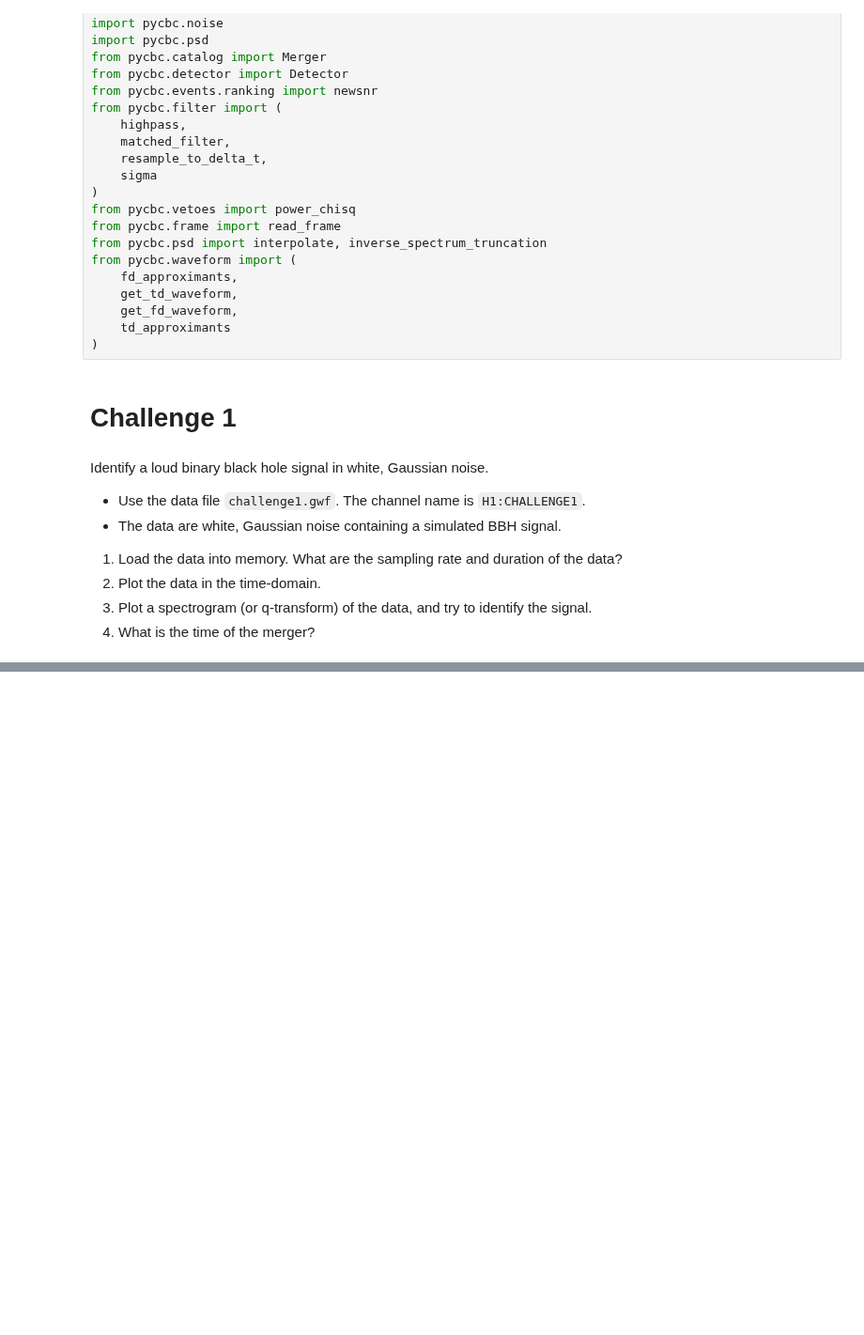
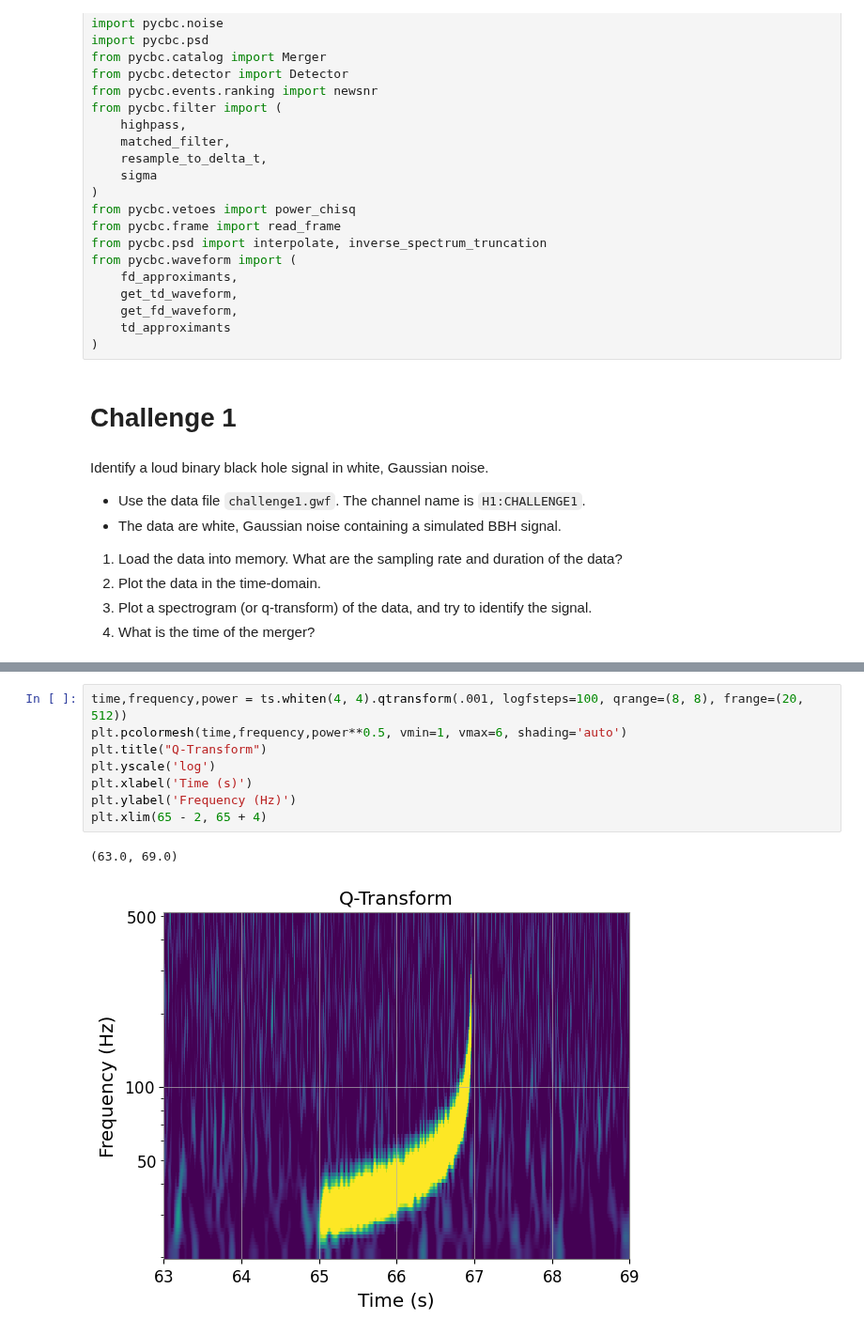
Before and after one commit to MrBenjaminHolmes/Gravitational-Waves, a Jupyter notebook: GWChallenges.ipynb, the cells around one changed output, grey strips where cells are left out. Shown at 94% size. Drawn from its saved outputs; the diff is of its cells as text; blank space fills up the shorter version.

```diff
--- a/GWChallenges.ipynb
+++ b/GWChallenges.ipynb
@@ -99 +108,12 @@ Getting: https://raw.githubusercontent.com/MrBenjaminHolmes/Gravitational-Waves/
 [figure]
+# %%
+time,frequency,power = ts.whiten(4, 4).qtransform(.001, logfsteps=100, qrange=(8, 8), frange=(20, 512))
+plt.pcolormesh(time,frequency,power**0.5, vmin=1, vmax=6, shading='auto')
+plt.title("Q-Transform")
+plt.yscale('log')
+plt.xlabel('Time (s)')
+plt.ylabel('Frequency (Hz)')
+plt.xlim(65 - 2, 65 + 4)
+# %% [output]
+(63.0, 69.0)
+[figure, added]
```
Also changed, not shown: parts of 1 cell of this notebook.
